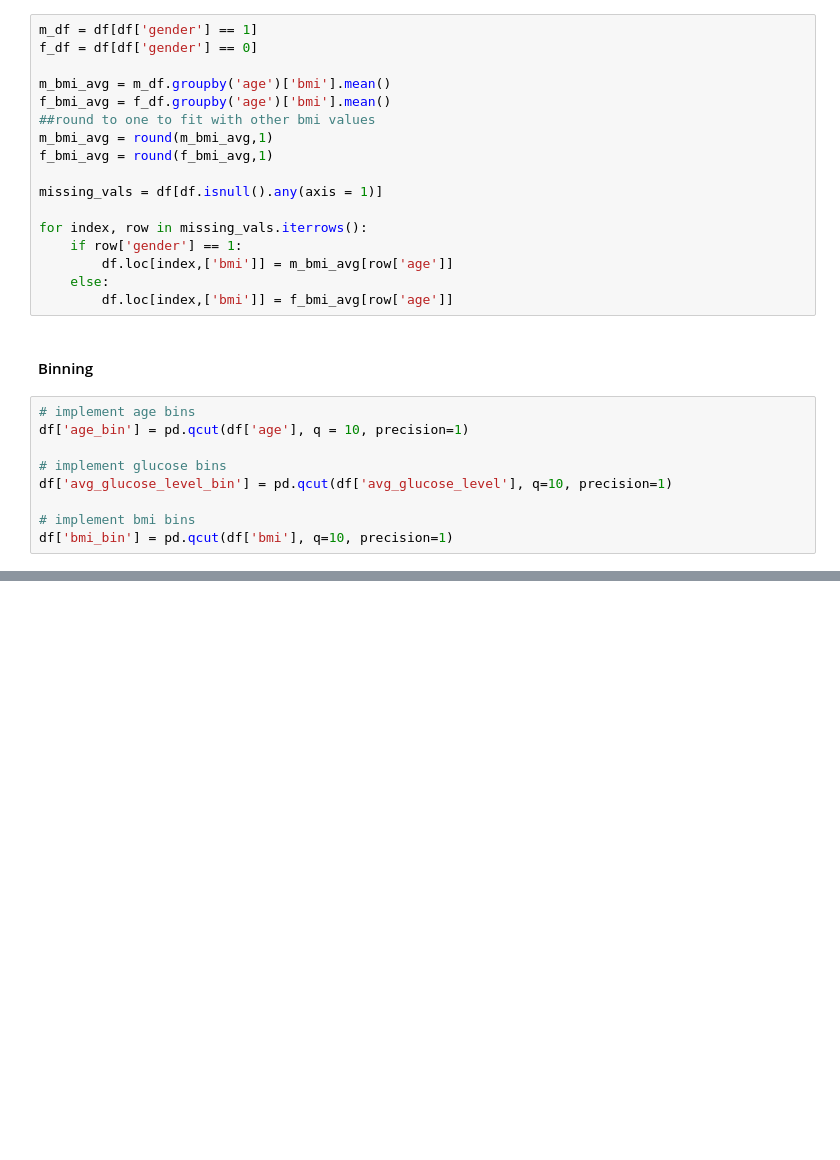
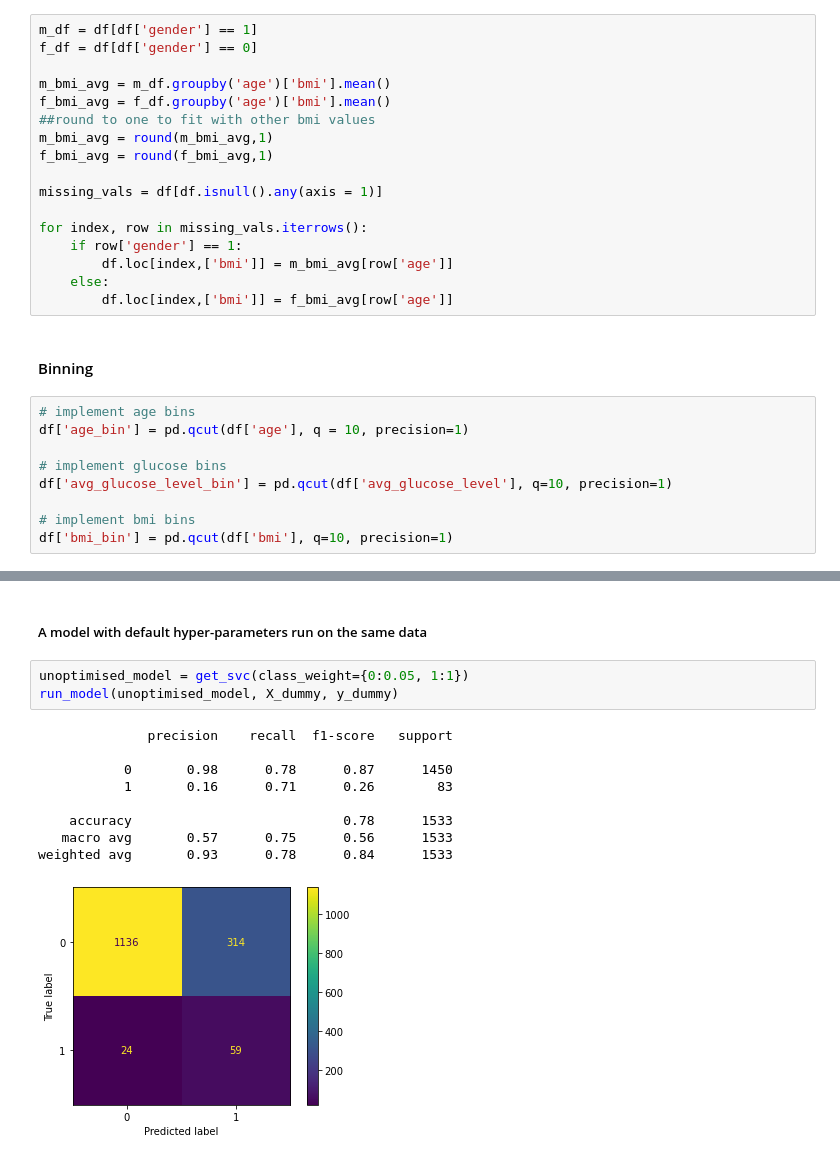
Before and after one commit to AaronNorwood/SIT307GroupAssignment2, a Jupyter notebook: Linden_SVM.ipynb, the cells around one changed output, grey strips where cells are left out. Saved outputs shown, nothing was run; the diff lists cells and outputs as text; blank space fills up the shorter version.

```diff
--- a/Linden_SVM.ipynb
+++ b/Linden_SVM.ipynb
@@ -317,0 +311,15 @@ run_model(model, X, y)
+# %% [markdown]
+<h5>A model with default hyper-parameters run on the same data
+# %%
+unoptimised_model = get_svc(class_weight={0:0.05, 1:1})
+run_model(unoptimised_model, X_dummy, y_dummy)
+# %% [output]
+              precision    recall  f1-score   support
+
+           0       0.98      0.78      0.87      1450
+           1       0.16      0.71      0.26        83
+
+    accuracy                           0.78      1533
+   macro avg       0.57      0.75      0.56      1533
+weighted avg       0.93      0.78      0.84      1533
+[figure, added]
```
Also changed, not shown: parts of 48 cells of this notebook.
